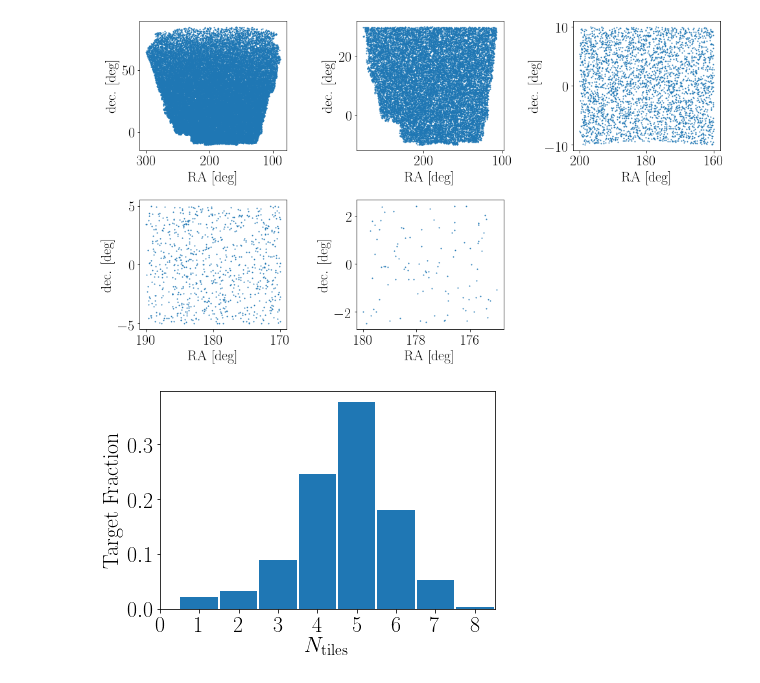
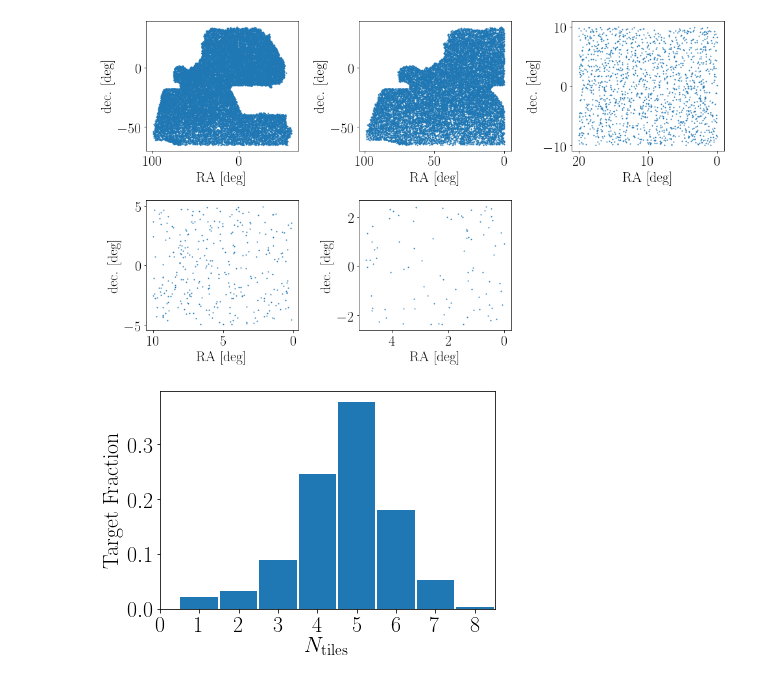
Before and after one commit to forero/SandboxDESI, a Jupyter notebook: fba_paper/explore_plots.ipynb, the cells around one changed output. Drawn from its saved outputs; the diff is of its cells as text; code cells hidden in the pictures.

Commit message:
updated plot

```diff
--- a/fba_paper/explore_plots.ipynb
+++ b/fba_paper/explore_plots.ipynb
@@ -36,32 +36,34 @@ os.environ['PATH'] = '/global/common/sw/cray/sles15/x86_64/texlive/live/gcc/8.2.
 data = {}
 cuts = ['A', 'B', 'C', 'D', 'E']
 for cut in cuts:
-    mtl_filename = os.path.join("targets/mtl_cut_{}_dark_north.fits".format(cut))
+    mtl_filename = os.path.join("targets/mtl_cut_{}_dark_south.fits".format(cut))
     filein = fitsio.FITS(mtl_filename, 'r')
     data[cut] = filein[1].read()
     filein.close()
 # %%
 i = 1
 cuts = ['A', 'B', 'C', 'D', 'E']
 
 plt.figure(figsize=(14,8))
 for cut in cuts:
     n_target = len(data[cut])
     r = np.random.random(n_target)
     rr = r<0.001
     plt.subplot(2,3,i)
+    ii = data[cut]['RA']>180.0
+    data[cut]['RA'][ii] = data[cut]['RA'][ii]-360.0
     plt.scatter(data[cut]['RA'][rr], data[cut]['DEC'][rr], s=1)
     i = i+1
 
     plt.xlabel("RA [deg]")
     plt.ylabel("dec. [deg]")
     plt.gca().invert_xaxis()
 
 
 plt.tight_layout()
 plt.savefig("DR8_footprint_cuts.pdf", bbox_inches='tight')
 # %% [output]
-[figure, old version]
+[figure, new version]
 # %%
 summary_file = "summary/fba_summary_mtl_cut_C_tiles_cut_C.fits"
 filein = fitsio.FITS(summary_file, 'r')
```
